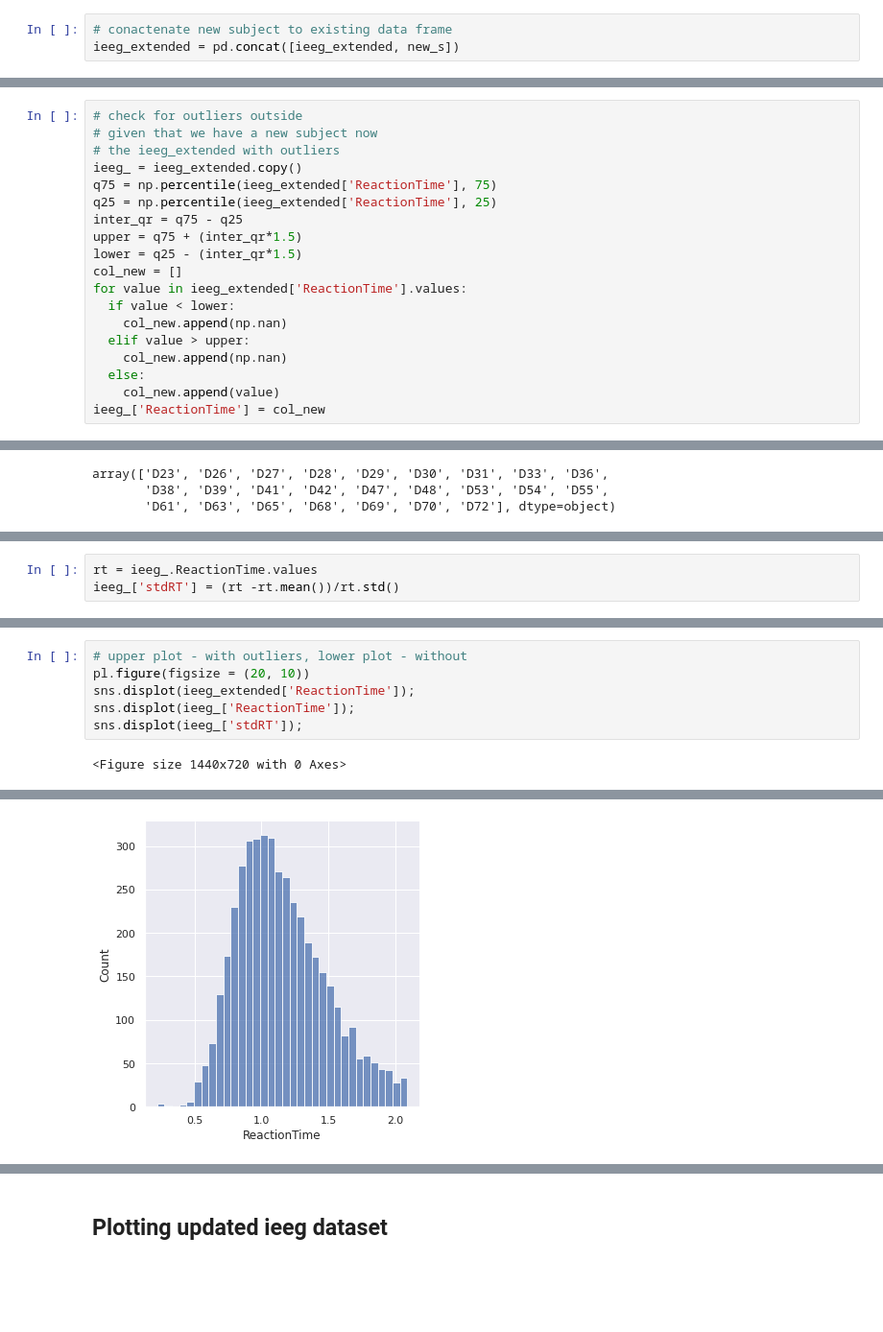
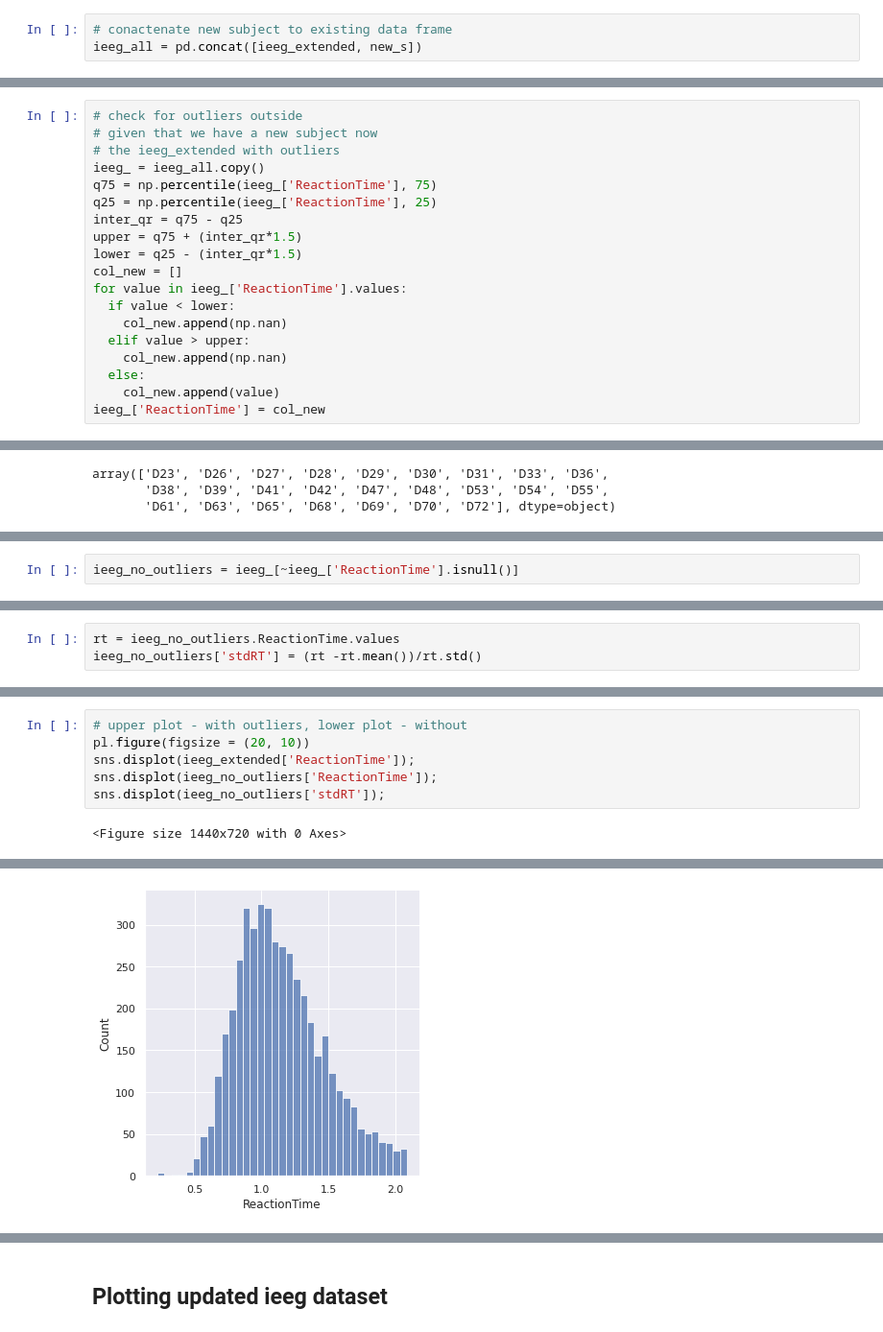
Before and after one commit to cristinarainich/Sternberg_analysis, a Jupyter notebook: Models.ipynb, the cells around one changed output, grey strips where cells are left out. Shown at 96% size. Drawn from its saved outputs; the diff is of its cells as text; blank space fills up the shorter version.

```diff
--- a/Models.ipynb
+++ b/Models.ipynb
@@ -1559,5 +1560,5 @@ new_s['Lex'] = lex
 new_s['Phono'] = phon
 # %%
 # conactenate new subject to existing data frame
-ieeg_extended = pd.concat([ieeg_extended, new_s])
+ieeg_all = pd.concat([ieeg_extended, new_s])
 # %%
@@ -1577,14 +1577,14 @@ pl.title("Distribution of RT values");
 # check for outliers outside
 # given that we have a new subject now
 # the ieeg_extended with outliers
-ieeg_ = ieeg_extended.copy()
-q75 = np.percentile(ieeg_extended['ReactionTime'], 75)
-q25 = np.percentile(ieeg_extended['ReactionTime'], 25)
+ieeg_ = ieeg_all.copy()
+q75 = np.percentile(ieeg_['ReactionTime'], 75)
+q25 = np.percentile(ieeg_['ReactionTime'], 25)
 inter_qr = q75 - q25
 upper = q75 + (inter_qr*1.5)
 lower = q25 - (inter_qr*1.5)
 col_new = []
-for value in ieeg_extended['ReactionTime'].values:
+for value in ieeg_['ReactionTime'].values:
   if value < lower:
     col_new.append(np.nan)
   elif value > upper:
@@ -1601,2 +1621,4 @@ array(['D23', 'D26', 'D27', 'D28', 'D29', 'D30', 'D31', 'D33', 'D36',
+# %%
+ieeg_no_outliers = ieeg_[~ieeg_['ReactionTime'].isnull()]
 # %%
 print(ieeg_.isnull().sum()['ReactionTime'])
@@ -1607,5 +1627,5 @@ print(ieeg_.isnull().sum()['ReactionTime'])
 149
 0
 # %%
-rt = ieeg_.ReactionTime.values
-ieeg_['stdRT'] = (rt -rt.mean())/rt.std()
+rt = ieeg_no_outliers.ReactionTime.values
+ieeg_no_outliers['stdRT'] = (rt -rt.mean())/rt.std()
@@ -1618,10 +1643,10 @@ pl.title("Distribution of RT values without outliers");
 # %%
 # upper plot - with outliers, lower plot - without
 pl.figure(figsize = (20, 10))
 sns.displot(ieeg_extended['ReactionTime']);
-sns.displot(ieeg_['ReactionTime']);
-sns.displot(ieeg_['stdRT']);
+sns.displot(ieeg_no_outliers['ReactionTime']);
+sns.displot(ieeg_no_outliers['stdRT']);
 # %% [output]
 <Figure size 1440x720 with 0 Axes>
 [figure]
-[figure, old version]
+[figure, new version]
```
Also changed, not shown: parts of 38 cells of this notebook.
